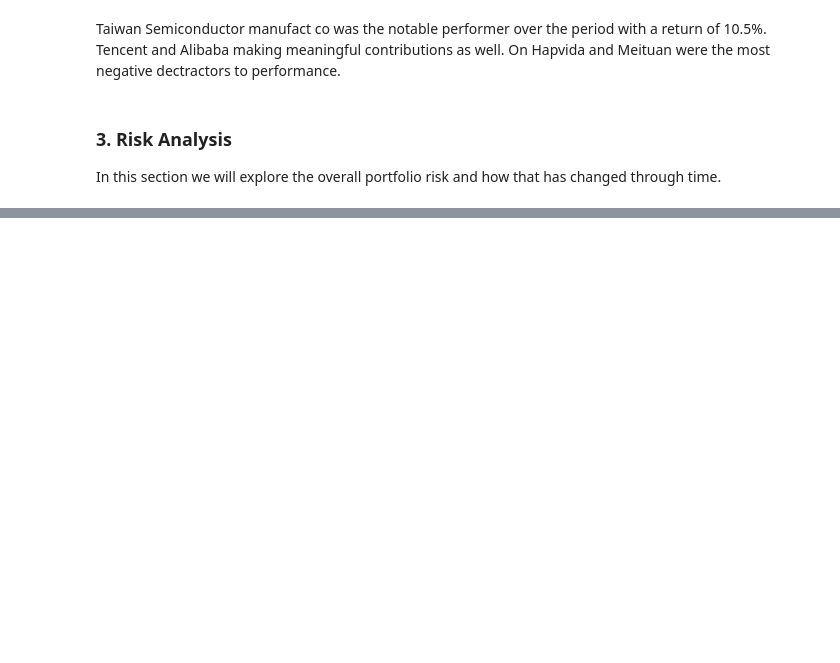
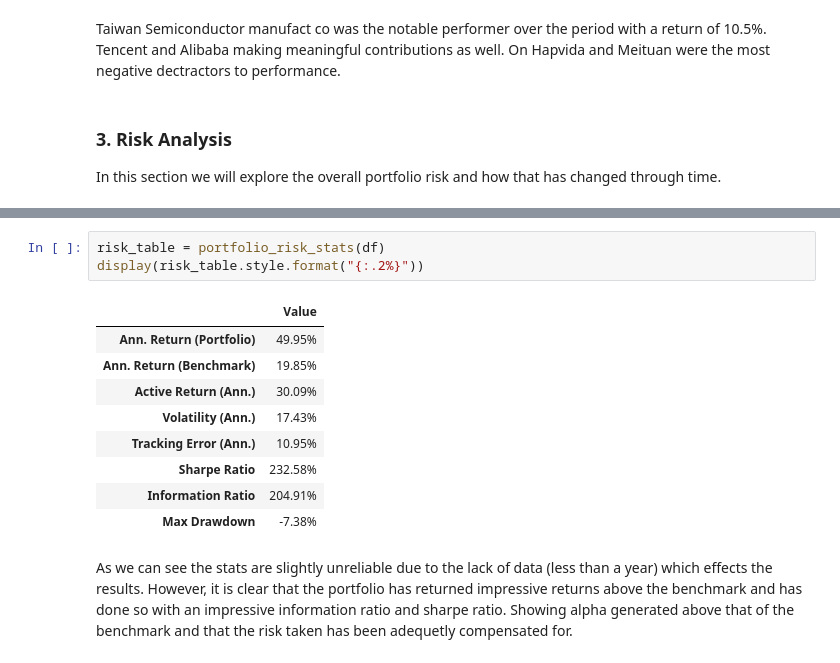
Before and after one commit to nickdc01/ninetyone_techinal_assesment, a Jupyter notebook: portfolio_analysis_jupyter.ipynb, the cells around one changed output, grey strips where cells are left out. Saved outputs shown, nothing was run; the diff lists cells and outputs as text; blank space fills up the shorter version.

```diff
--- a/portfolio_analysis_jupyter.ipynb
+++ b/portfolio_analysis_jupyter.ipynb
@@ -200,0 +242,15 @@ In this section we will explore the overall portfolio risk and how that has chan
+# %%
+risk_table = portfolio_risk_stats(df)
+display(risk_table.style.format("{:.2%}"))
+# %% [output]
+|  | Value |
+| Ann. Return (Portfolio) | 49.95% |
+| Ann. Return (Benchmark) | 19.85% |
+| Active Return (Ann.) | 30.09% |
+| Volatility (Ann.) | 17.43% |
+| Tracking Error (Ann.) | 10.95% |
+| Sharpe Ratio | 232.58% |
+| Information Ratio | 204.91% |
+| Max Drawdown | -7.38% |
+# %% [markdown]
+As we can see the stats are slightly unreliable due to the lack of data (less than a year) which effects the results. However, it is clear that the portfolio has returned impressive returns above the benchmark and has done so with an impressive information ratio and sharpe ratio. Showing alpha generated above that of the benchmark and that the risk taken has been adequetly compensated for.
```
Also changed, not shown: parts of 10 cells of this notebook, 1 other file.
